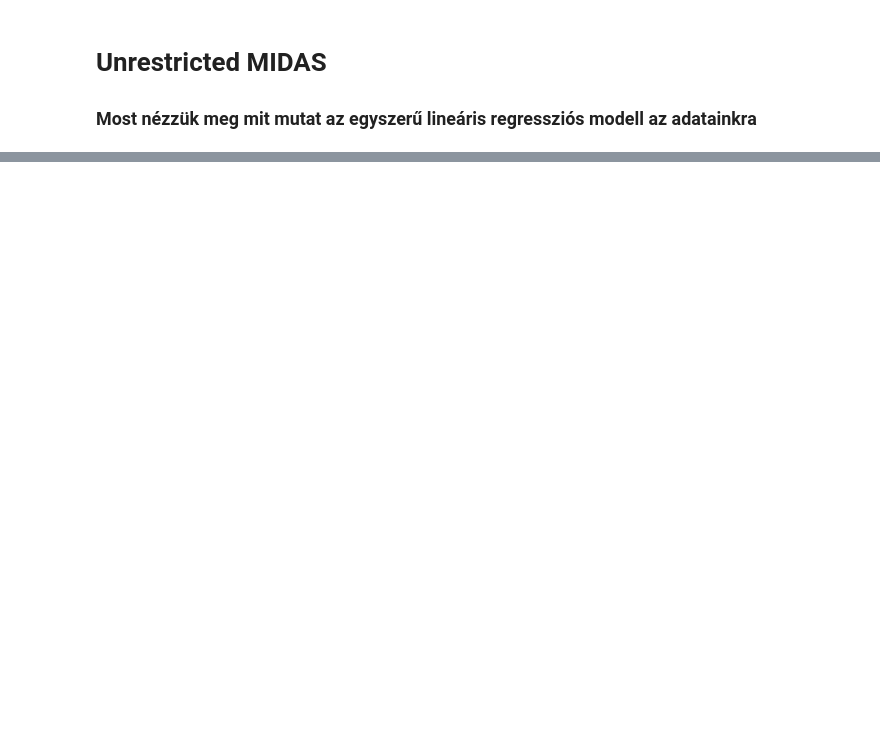
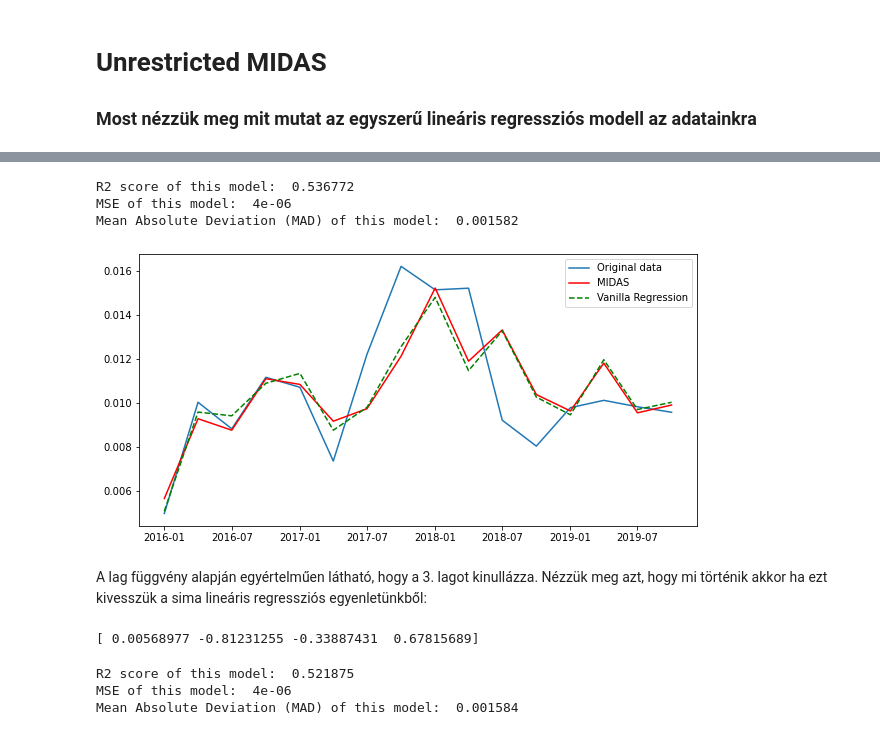
Before and after one commit to NemesiP/volatility-forecasting, a Jupyter notebook: Model/Example2.ipynb, the cells around one changed output, grey strips where cells are left out. Saved outputs shown, nothing was run; the diff lists cells and outputs as text; code cells hidden in the pictures; blank space fills up the shorter version.

```diff
--- a/Model/Example2.ipynb
+++ b/Model/Example2.ipynb
@@ -137,0 +216,5 @@ plt.show()
+# %%
+model_u_midas = LinReg(feat, data)
+coeff = model_u_midas.coeff()
+print(coeff)
+fit2 = np.matmul(feat, coeff[1:])+coeff[0]
@@ -137,0 +233,34 @@ plt.show()
+# %%
+print('R2 score of this model: ', round(r2_score(data, fit2), 6))
+print('MSE of this model: ', round(mean_squared_error(data, fit2), 6))
+print('Mean Absolute Deviation (MAD) of this model: ', round(np.mean(np.absolute(fit2 - np.mean(fit2))), 6))
+# %% [output]
+R2 score of this model:  0.536772
+MSE of this model:  4e-06
+Mean Absolute Deviation (MAD) of this model:  0.001582
+# %%
+plt.figure().set_size_inches(10, 5)
+plt.plot(df1.Date[1:], data, label = 'Original data')
+plt.plot(df1.Date[1:], fit1, 'r-', label = 'MIDAS')
+plt.plot(df1.Date[1:], fit2, 'g--', label = 'Vanilla Regression')
+plt.legend(loc = 'best')
+plt.show()
+# %% [output]
+[figure, added]
+# %% [markdown]
+A lag függvény alapján egyértelműen látható, hogy a 3. lagot kinullázza. Nézzük meg azt, hogy mi történik akkor ha ezt kivesszük a sima lineáris regressziós egyenletünkből:
+# %%
+model_u_midas = LinReg(feat[:, [0,1,3]], data)
+coeff = model_u_midas.coeff()
+print(coeff)
+fit2 = np.matmul(feat[:, [0,1,3]], coeff[1:])+coeff[0]
+# %% [output]
+[ 0.00568977 -0.81231255 -0.33887431  0.67815689]
+# %%
+print('R2 score of this model: ', round(r2_score(data, fit2), 6))
+print('MSE of this model: ', round(mean_squared_error(data, fit2), 6))
+print('Mean Absolute Deviation (MAD) of this model: ', round(np.mean(np.absolute(fit2 - np.mean(fit2))), 6))
+# %% [output]
+R2 score of this model:  0.521875
+MSE of this model:  4e-06
+Mean Absolute Deviation (MAD) of this model:  0.001584
```
Also changed, not shown: parts of 17 cells of this notebook, 3 other files.
